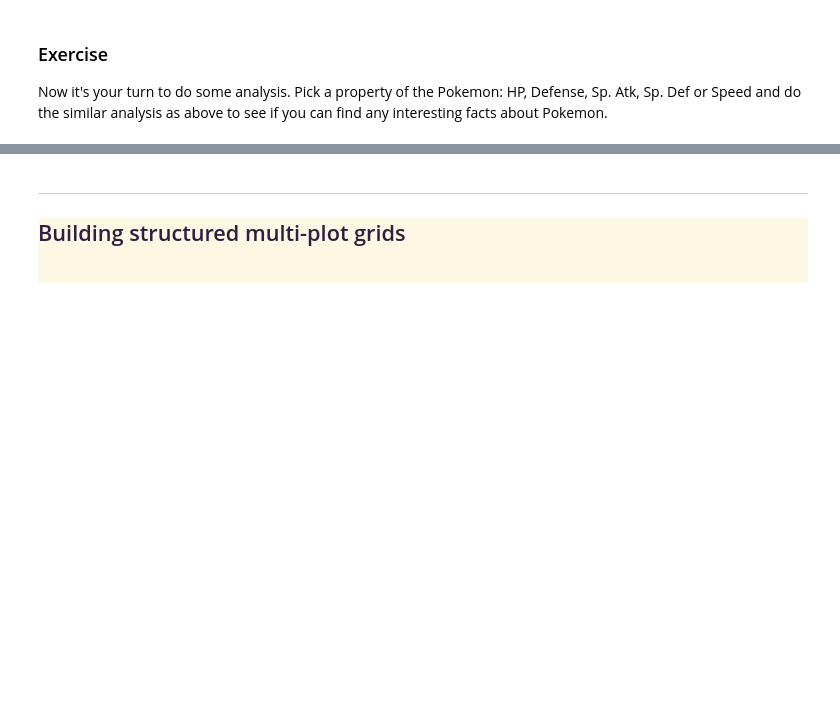
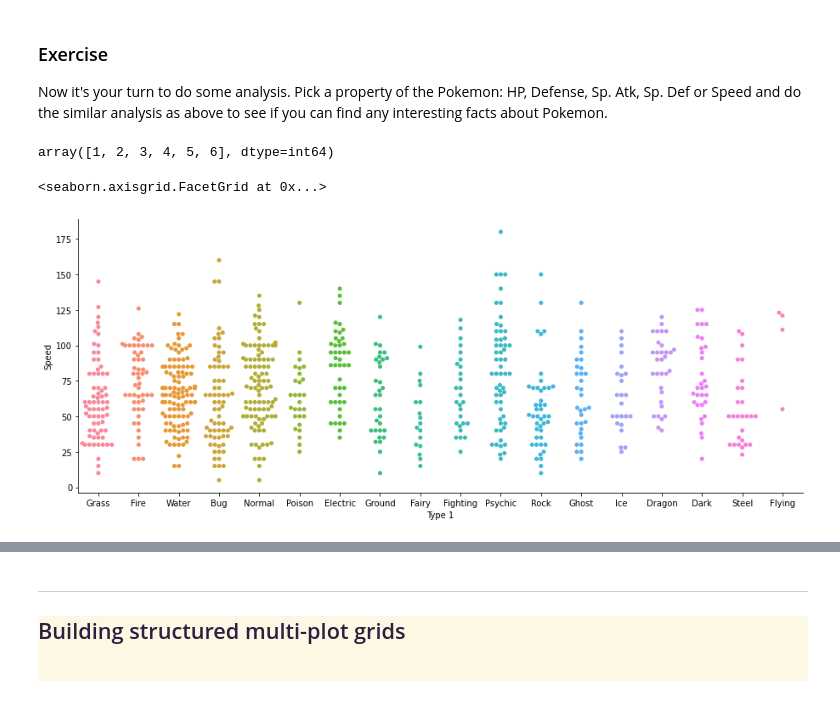
Before and after one commit to biljana-zobenica/beginners-data-workshop, a Jupyter notebook: notebooks/3.2 Visualization with Seaborn.ipynb, the cells around one changed output, grey strips where cells are left out. Cells and saved outputs as stored; diff of their text form; code cells hidden in the pictures; blank space fills up the shorter version.

Commit message:
Categorical scatterplots exercise

```diff
--- a/notebooks/3.2 Visualization with Seaborn.ipynb
+++ b/notebooks/3.2 Visualization with Seaborn.ipynb
@@ -104,3 +104,12 @@ Ah ha! We see that a lot of the Psychic Type that has higher that others in Atta
 # %% [markdown]
 ### Exercise
 Now it's your turn to do some analysis. Pick a property of the Pokemon: HP, Defense, Sp. Atk, Sp. Def or Speed and do the similar analysis as above to see if you can find any interesting facts about Pokemon.
+# %%
+pokemon_df["Generation"].unique()
+# %% [output]
+array([1, 2, 3, 4, 5, 6], dtype=int64)
+# %%
+sns.catplot(x='Type 1', y='Speed', data=pokemon_df, aspect=2.5, kind='swarm')
+# %% [output]
+<seaborn.axisgrid.FacetGrid at 0x...>
+[figure, added]
```
Also changed, not shown: parts of 3 cells of this notebook.
